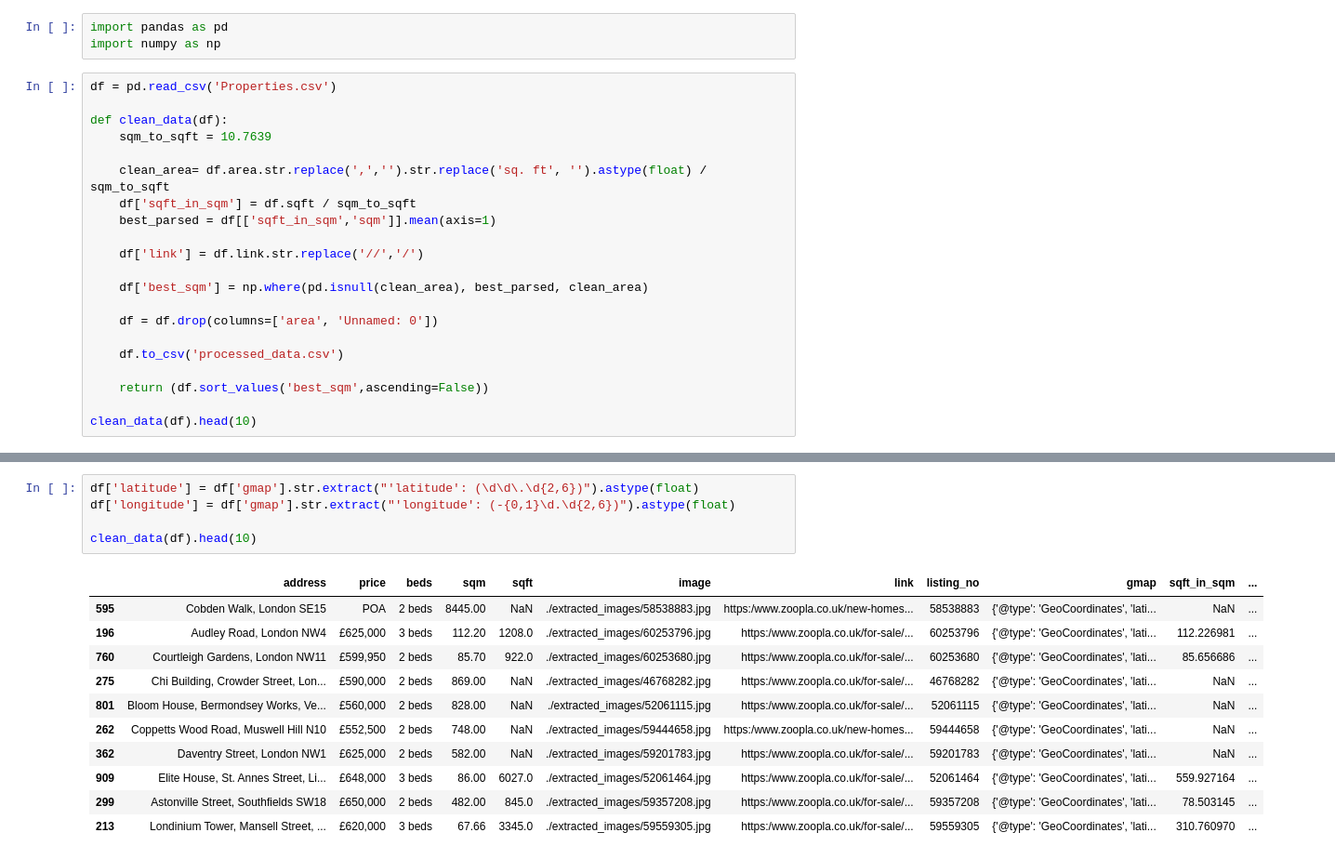
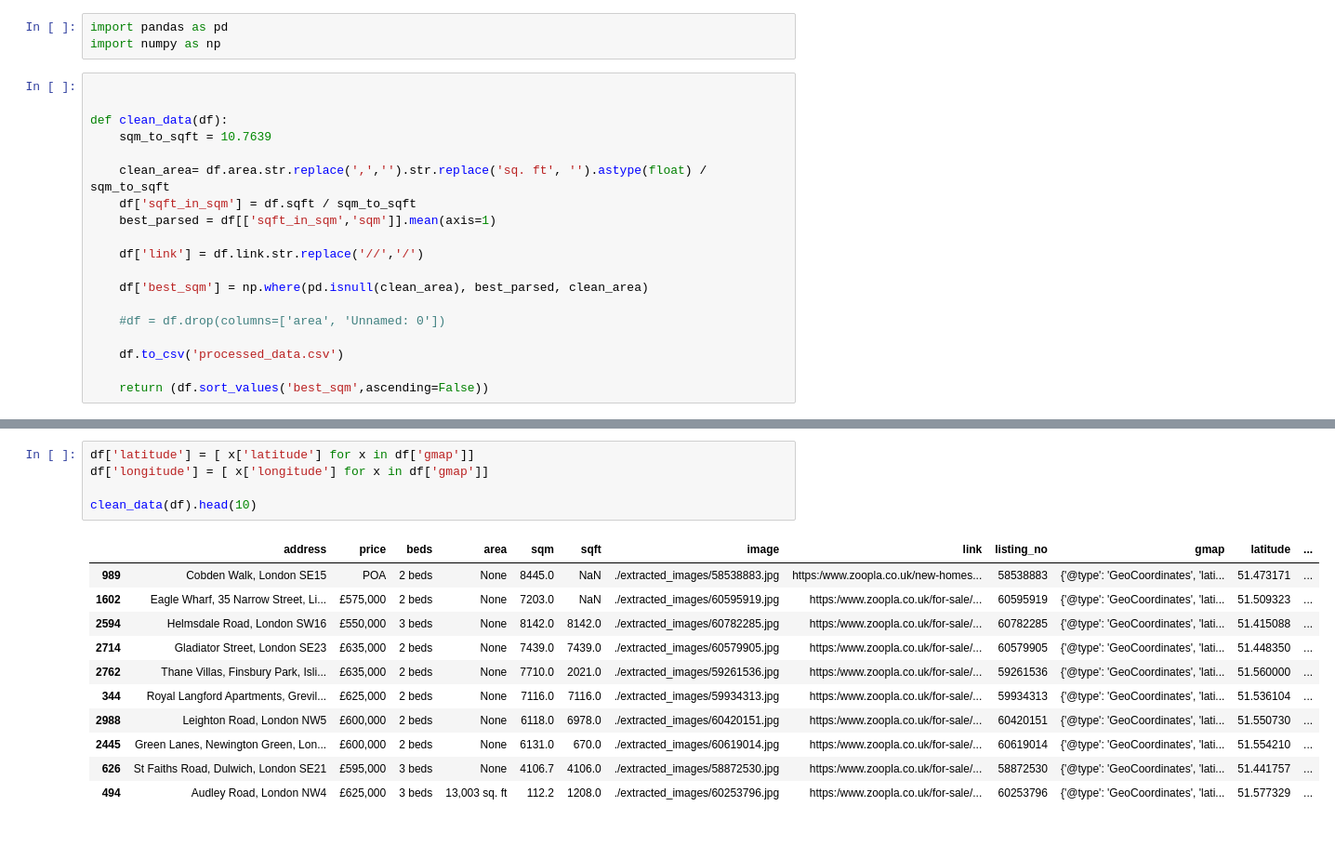
Before and after one commit to fermumen/zoopla-sqm, a Jupyter notebook: notebook_analysis.ipynb, the cells around one changed output, grey strips where cells are left out. Shown at 93% size. Drawn from its saved outputs; the diff is of its cells as text.

```diff
--- a/notebook_analysis.ipynb
+++ b/notebook_analysis.ipynb
@@ -2,7 +2,7 @@
 import pandas as pd
 import numpy as np
 # %%
-df = pd.read_csv('Properties.csv')
+
 
 def clean_data(df):
     sqm_to_sqft = 10.7639
@@ -15,10 +15,8 @@ def clean_data(df):
 
     df['best_sqm'] = np.where(pd.isnull(clean_area), best_parsed, clean_area)
 
-    df = df.drop(columns=['area', 'Unnamed: 0'])
+    #df = df.drop(columns=['area', 'Unnamed: 0'])
 
     df.to_csv('processed_data.csv')
 
     return (df.sort_values('best_sqm',ascending=False))
-
-clean_data(df).head(10)
@@ -65,20 +50,20 @@ pd.DataFrame(list_data)
-# %%
-df['latitude'] = df['gmap'].str.extract("'latitude': (\d\d\.\d{2,6})").astype(float)
-df['longitude'] = df['gmap'].str.extract("'longitude': (-{0,1}\d.\d{2,6})").astype(float)
-
-clean_data(df).head(10)
-# %% [output]
-|  | address | price | beds | sqm | sqft | image | link | listing_no | gmap | sqft_in_sqm | ... |
-| 595 | Cobden Walk, London SE15 | POA | 2 beds | 8445.00 | NaN | ./extracted_images/58538883.jpg | https:/www.zoopla.co.uk/new-homes... | 58538883 | {'@type': 'GeoCoordinates', 'lati... | NaN | ... |
-| 196 | Audley Road, London NW4 | £625,000 | 3 beds | 112.20 | 1208.0 | ./extracted_images/60253796.jpg | https:/www.zoopla.co.uk/for-sale/... | 60253796 | {'@type': 'GeoCoordinates', 'lati... | 112.226981 | ... |
-| 760 | Courtleigh Gardens, London NW11 | £599,950 | 2 beds | 85.70 | 922.0 | ./extracted_images/60253680.jpg | https:/www.zoopla.co.uk/for-sale/... | 60253680 | {'@type': 'GeoCoordinates', 'lati... | 85.656686 | ... |
-| 275 | Chi Building, Crowder Street, Lon... | £590,000 | 2 beds | 869.00 | NaN | ./extracted_images/46768282.jpg | https:/www.zoopla.co.uk/for-sale/... | 46768282 | {'@type': 'GeoCoordinates', 'lati... | NaN | ... |
-| 801 | Bloom House, Bermondsey Works, Ve... | £560,000 | 2 beds | 828.00 | NaN | ./extracted_images/52061115.jpg | https:/www.zoopla.co.uk/for-sale/... | 52061115 | {'@type': 'GeoCoordinates', 'lati... | NaN | ... |
-| 262 | Coppetts Wood Road, Muswell Hill N10 | £552,500 | 2 beds | 748.00 | NaN | ./extracted_images/59444658.jpg | https:/www.zoopla.co.uk/new-homes... | 59444658 | {'@type': 'GeoCoordinates', 'lati... | NaN | ... |
-| 362 | Daventry Street, London NW1 | £625,000 | 2 beds | 582.00 | NaN | ./extracted_images/59201783.jpg | https:/www.zoopla.co.uk/for-sale/... | 59201783 | {'@type': 'GeoCoordinates', 'lati... | NaN | ... |
-| 909 | Elite House, St. Annes Street, Li... | £648,000 | 3 beds | 86.00 | 6027.0 | ./extracted_images/52061464.jpg | https:/www.zoopla.co.uk/for-sale/... | 52061464 | {'@type': 'GeoCoordinates', 'lati... | 559.927164 | ... |
-| 299 | Astonville Street, Southfields SW18 | £650,000 | 2 beds | 482.00 | 845.0 | ./extracted_images/59357208.jpg | https:/www.zoopla.co.uk/for-sale/... | 59357208 | {'@type': 'GeoCoordinates', 'lati... | 78.503145 | ... |
-| 213 | Londinium Tower, Mansell Street, ... | £620,000 | 3 beds | 67.66 | 3345.0 | ./extracted_images/59559305.jpg | https:/www.zoopla.co.uk/for-sale/... | 59559305 | {'@type': 'GeoCoordinates', 'lati... | 310.760970 | ... |
+# %%
+df['latitude'] = [ x['latitude'] for x in df['gmap']]
+df['longitude'] = [ x['longitude'] for x in df['gmap']]
+
+clean_data(df).head(10)
+# %% [output]
+|  | address | price | beds | area | sqm | sqft | image | link | listing_no | gmap | latitude | ... |
+| 989 | Cobden Walk, London SE15 | POA | 2 beds | None | 8445.0 | NaN | ./extracted_images/58538883.jpg | https:/www.zoopla.co.uk/new-homes... | 58538883 | {'@type': 'GeoCoordinates', 'lati... | 51.473171 | ... |
+| 1602 | Eagle Wharf, 35 Narrow Street, Li... | £575,000 | 2 beds | None | 7203.0 | NaN | ./extracted_images/60595919.jpg | https:/www.zoopla.co.uk/for-sale/... | 60595919 | {'@type': 'GeoCoordinates', 'lati... | 51.509323 | ... |
+| 2594 | Helmsdale Road, London SW16 | £550,000 | 3 beds | None | 8142.0 | 8142.0 | ./extracted_images/60782285.jpg | https:/www.zoopla.co.uk/for-sale/... | 60782285 | {'@type': 'GeoCoordinates', 'lati... | 51.415088 | ... |
+| 2714 | Gladiator Street, London SE23 | £635,000 | 2 beds | None | 7439.0 | 7439.0 | ./extracted_images/60579905.jpg | https:/www.zoopla.co.uk/for-sale/... | 60579905 | {'@type': 'GeoCoordinates', 'lati... | 51.448350 | ... |
+| 2762 | Thane Villas, Finsbury Park, Isli... | £635,000 | 2 beds | None | 7710.0 | 2021.0 | ./extracted_images/59261536.jpg | https:/www.zoopla.co.uk/for-sale/... | 59261536 | {'@type': 'GeoCoordinates', 'lati... | 51.560000 | ... |
+| 344 | Royal Langford Apartments, Grevil... | £625,000 | 2 beds | None | 7116.0 | 7116.0 | ./extracted_images/59934313.jpg | https:/www.zoopla.co.uk/for-sale/... | 59934313 | {'@type': 'GeoCoordinates', 'lati... | 51.536104 | ... |
+| 2988 | Leighton Road, London NW5 | £600,000 | 2 beds | None | 6118.0 | 6978.0 | ./extracted_images/60420151.jpg | https:/www.zoopla.co.uk/for-sale/... | 60420151 | {'@type': 'GeoCoordinates', 'lati... | 51.550730 | ... |
+| 2445 | Green Lanes, Newington Green, Lon... | £600,000 | 2 beds | None | 6131.0 | 670.0 | ./extracted_images/60619014.jpg | https:/www.zoopla.co.uk/for-sale/... | 60619014 | {'@type': 'GeoCoordinates', 'lati... | 51.554210 | ... |
+| 626 | St Faiths Road, Dulwich, London SE21 | £595,000 | 3 beds | None | 4106.7 | 4106.0 | ./extracted_images/58872530.jpg | https:/www.zoopla.co.uk/for-sale/... | 58872530 | {'@type': 'GeoCoordinates', 'lati... | 51.441757 | ... |
+| 494 | Audley Road, London NW4 | £625,000 | 3 beds | 13,003 sq. ft | 112.2 | 1208.0 | ./extracted_images/60253796.jpg | https:/www.zoopla.co.uk/for-sale/... | 60253796 | {'@type': 'GeoCoordinates', 'lati... | 51.577329 | ... |
 # %%
 import geopandas
 
```
Also changed, not shown: parts of 5 cells of this notebook.
